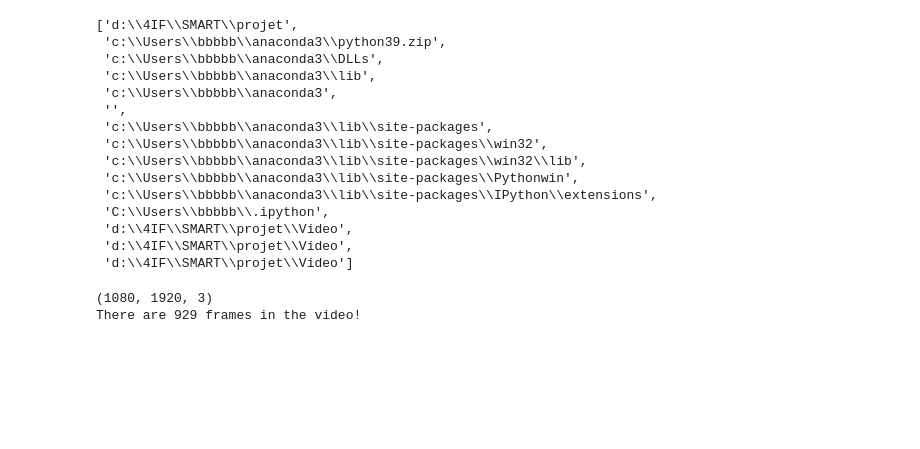
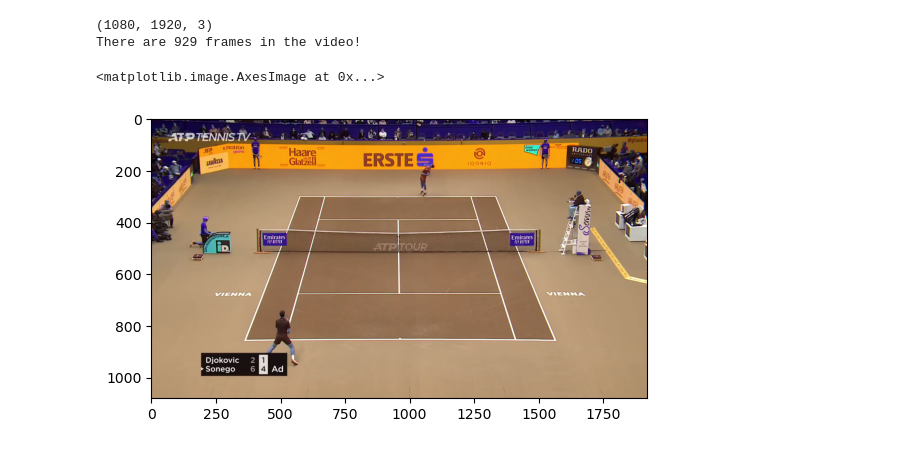
Before and after one commit to INSA-4IF-H4243/PLD-SMART, a Jupyter notebook: read_video.ipynb, the cells around one changed output. Cells and saved outputs as stored; diff of their text form; code cells hidden in the pictures; blank space fills up the shorter version.

```diff
--- a/read_video.ipynb
+++ b/read_video.ipynb
@@ -4,29 +22,16 @@ sys.path.append('d:\\4IF\\SMART\\projet\\Video')
-# %%
-sys.path
-# %% [output]
-['d:\\4IF\\SMART\\projet',
- 'c:\\Users\\bbbbb\\anaconda3\\python39.zip',
- 'c:\\Users\\bbbbb\\anaconda3\\DLLs',
- 'c:\\Users\\bbbbb\\anaconda3\\lib',
- 'c:\\Users\\bbbbb\\anaconda3',
- '',
- 'c:\\Users\\bbbbb\\anaconda3\\lib\\site-packages',
- 'c:\\Users\\bbbbb\\anaconda3\\lib\\site-packages\\win32',
- 'c:\\Users\\bbbbb\\anaconda3\\lib\\site-packages\\win32\\lib',
- 'c:\\Users\\bbbbb\\anaconda3\\lib\\site-packages\\Pythonwin',
- 'c:\\Users\\bbbbb\\anaconda3\\lib\\site-packages\\IPython\\extensions',
- 'C:\\Users\\bbbbb\\.ipython',
- 'd:\\4IF\\SMART\\projet\\Video',
- 'd:\\4IF\\SMART\\projet\\Video',
- 'd:\\4IF\\SMART\\projet\\Video']
 # %%
 from Video import Video
 # %%
-vid = Video('video_input/video_input2.mp4')
+vid = Video.read_video('video_input/video_input2.mp4')
 # %%
-frames = vid.read_video()
-print(frames[928].shape)
+frames = vid.frames
+print(vid.frames[928].shape)
 print("There are {} frames in the video!".format(len(frames)))
 # %% [output]
 (1080, 1920, 3)
 There are 929 frames in the video!
+# %%
+plt.imshow(frames[0])
+# %% [output]
+<matplotlib.image.AxesImage at 0x...>
+[figure, added]
```
Also changed, not shown: parts of 1 cell of this notebook, 3 other files.
